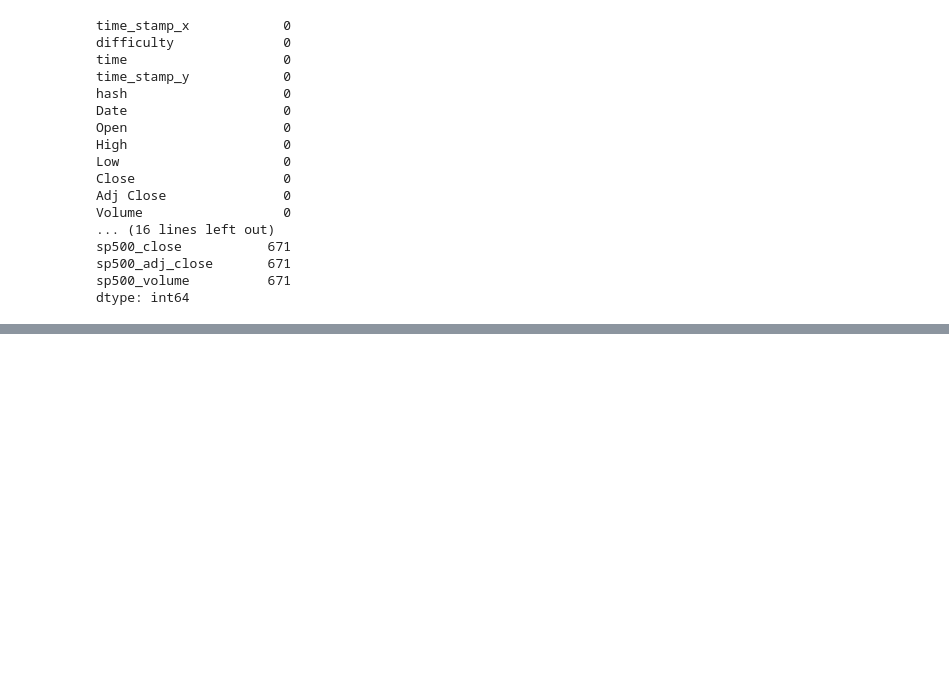
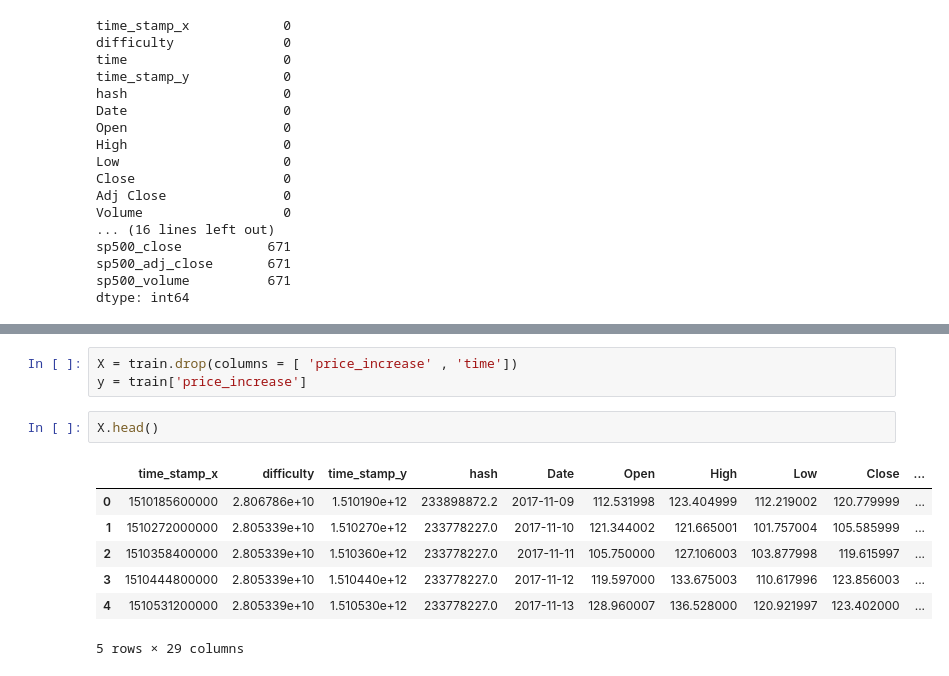
Before and after one commit to qdsb/crypto, a Jupyter notebook: problem_3_mf.ipynb, the cells around one changed output, grey strips where cells are left out. Drawn from its saved outputs; the diff is of its cells as text; blank space fills up the shorter version.

```diff
--- a/problem_3_mf.ipynb
+++ b/problem_3_mf.ipynb
@@ -192,0 +331,13 @@ dtype: int64
+# %%
+X = train.drop(columns = [ 'price_increase' , 'time'])
+y = train['price_increase']
+# %%
+X.head()
+# %% [output]
+|  | time_stamp_x | difficulty | time_stamp_y | hash | Date | Open | High | Low | Close | ... |
+| 0 | 1510185600000 | 2.806786e+10 | 1.510190e+12 | 233898872.2 | 2017-11-09 | 112.531998 | 123.404999 | 112.219002 | 120.779999 | ... |
+| 1 | 1510272000000 | 2.805339e+10 | 1.510270e+12 | 233778227.0 | 2017-11-10 | 121.344002 | 121.665001 | 101.757004 | 105.585999 | ... |
+| 2 | 1510358400000 | 2.805339e+10 | 1.510360e+12 | 233778227.0 | 2017-11-11 | 105.750000 | 127.106003 | 103.877998 | 119.615997 | ... |
+| 3 | 1510444800000 | 2.805339e+10 | 1.510440e+12 | 233778227.0 | 2017-11-12 | 119.597000 | 133.675003 | 110.617996 | 123.856003 | ... |
+| 4 | 1510531200000 | 2.805339e+10 | 1.510530e+12 | 233778227.0 | 2017-11-13 | 128.960007 | 136.528000 | 120.921997 | 123.402000 | ... |
+5 rows × 29 columns
```
Also changed, not shown: parts of 12 cells of this notebook.
